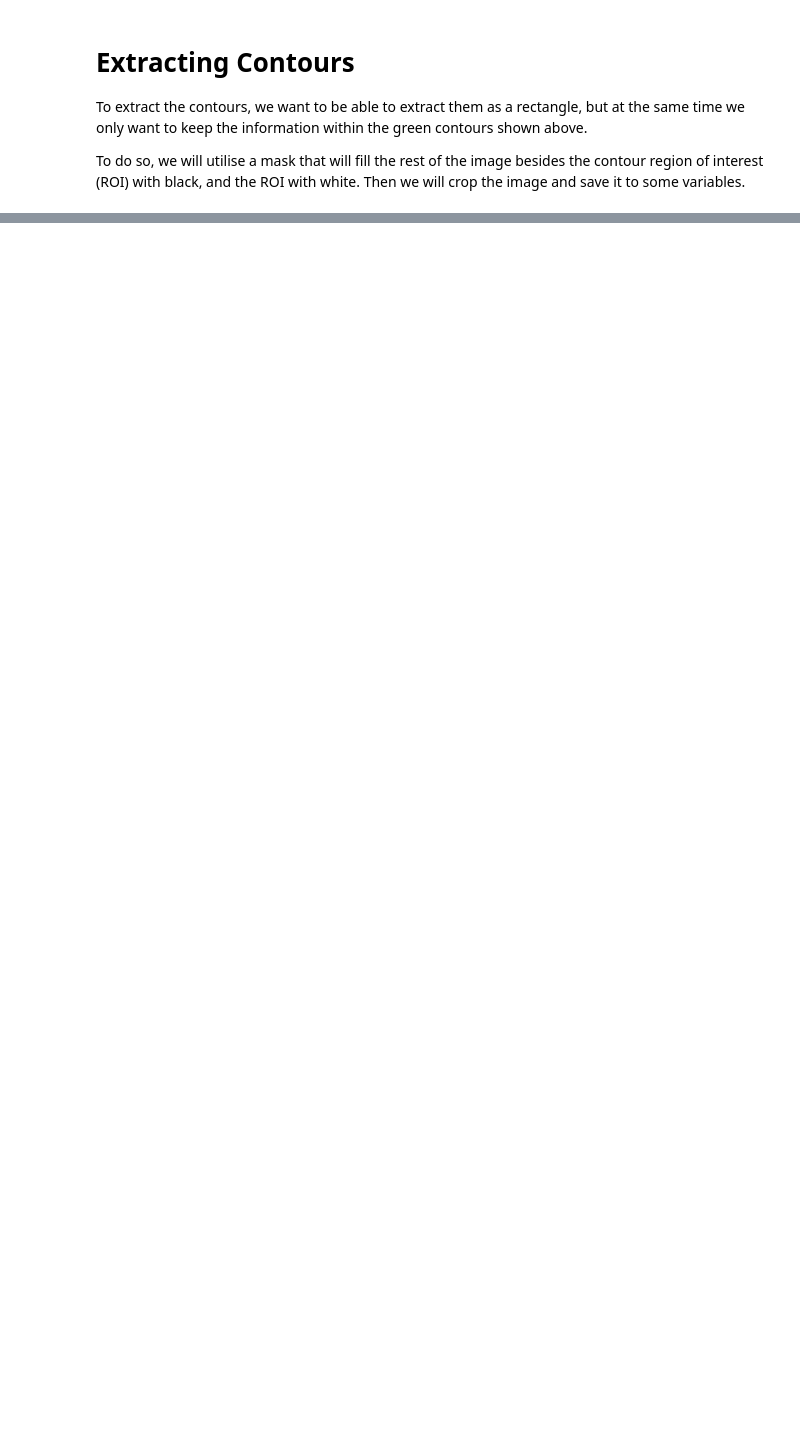
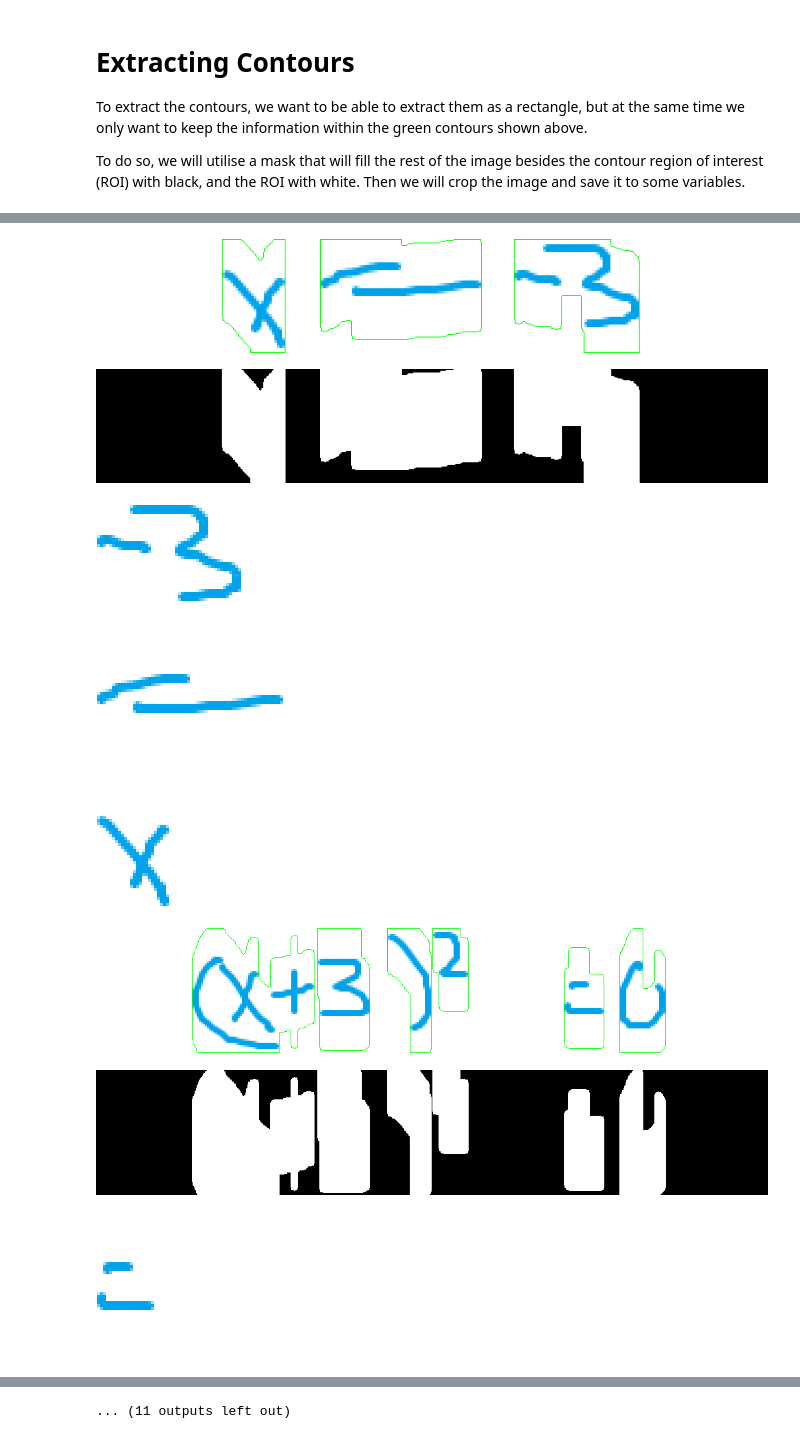
Before and after one commit to muvision/cm-mathvision, a Jupyter notebook: OpenCV.ipynb, the cells around one changed output, grey strips where cells are left out. Cells and saved outputs as stored; diff of their text form; code cells hidden in the pictures; blank space fills up the shorter version.

Commit message:
Isolated individual letters

```diff
--- a/OpenCV.ipynb
+++ b/OpenCV.ipynb
@@ -337,0 +295,30 @@ for i in range(len(lines)):
+# %%
+def identify_letter(image, line_images):
+  resize = 3
+  if not hasattr(image,'shape'):
+    return
+  # To enhance the image
+  image = cv2.resize(image, (image.shape[1] * resize, image.shape[0] * resize), interpolation = cv2.INTER_AREA)
+
+  # Creating the sharpening kernel
+  kernel = np.array([[-1,-1,-1],
+                      [-1, 9,-1],
+                      [-1,-1,-1]])
+
+  # Applying the sharpening kernel
+  sharpened = cv2.filter2D(image, -1, kernel)
+
+  (dilation, inverted_dilation) = prepare_image(sharpened, (1,100))
+  cntrs_line, hierarchy = cv2.findContours(dilation, cv2.RETR_EXTERNAL,
+                                                   cv2.CHAIN_APPROX_NONE)
+  sharpened_copy = image.copy()
+
+  cv2.drawContours(sharpened_copy, cntrs_line, -1, (0,255,0), 1)
+  cv2_imshow(sharpened_copy)
+  cv2_imshow(dilation)
+
+  if len(cntrs_line) != 1:
+    arr = extract_contours(sharpened_copy, cntrs_line, b_color)
+    for im in arr:
+      identify_letter(im, line_images)
+      # recursive function
@@ -337,0 +327,13 @@ for i in range(len(lines)):
+# %%
+for line_image in cropped_lines:
+  line_images = []
+  identify_letter(line_image, line_images) # line_images needs to be something static that can be called even in recurive function calls
+# %% [output]
+[figure, added]
+[figure, added]
+[figure, added]
+[figure, added]
+[figure, added]
+[figure, added]
+[figure, added]
+[figure, added]
@@ -337,0 +344 @@ for i in range(len(lines)):
+... (11 outputs left out)
```
Also changed, not shown: parts of 10 cells of this notebook.
